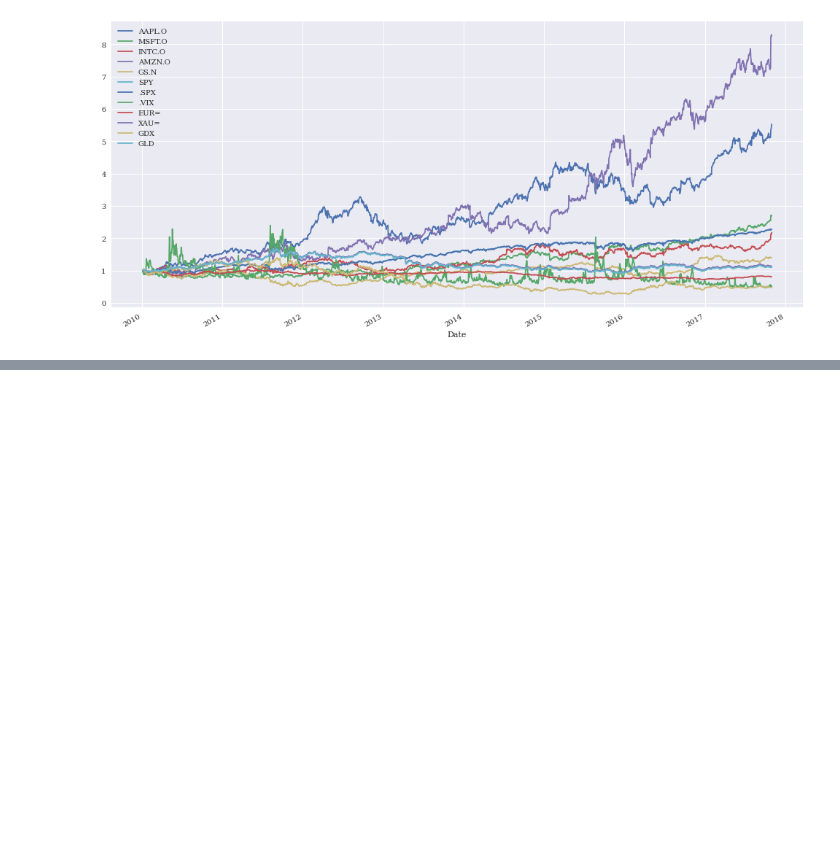
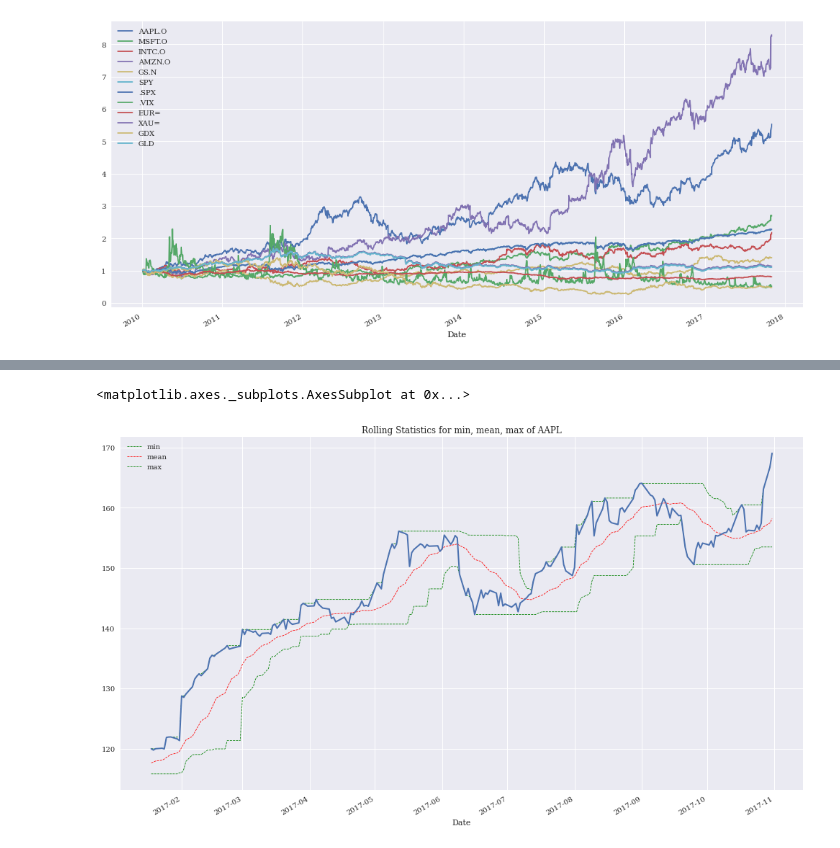
Before and after one commit to GeorgeMavroidis/PythonForFinance, a Jupyter notebook: 5. Financial Time Series.ipynb, the cells around one changed output, grey strips where cells are left out. Cells and saved outputs as stored; diff of their text form; code cells hidden in the pictures; blank space fills up the shorter version.

```diff
--- a/5. Financial Time Series.ipynb
+++ b/5. Financial Time Series.ipynb
@@ -202,0 +230,4 @@ rets.cumsum().apply(np.exp).plot(figsize=(17,8)) # Plots the cumulative log retu
+# %%
+sym = 'AAPL.O'
+data = pd.DataFrame(data[sym]).dropna()
+data.tail()
@@ -202,0 +242,10 @@ rets.cumsum().apply(np.exp).plot(figsize=(17,8)) # Plots the cumulative log retu
+# %%
+window = 20 # Defines the window (The number of index values to include)
+data['min'] = data[sym].rolling(window=window).min() # Calculates the rolling minimum value
+data['mean'] = data[sym].rolling(window=window).mean() # The rolling mean value
+data['std'] = data[sym].rolling(window=window).std() # The rolling standard deviation
+data['median'] = data[sym].rolling(window=window).median() # The rolling median value
+data['max'] = data[sym].rolling(window=window).max() # Rolling maximum value
+data['ewma'] = data[sym].ewm(halflife=0.5, min_periods=window).mean() # Calculates the exponentially weighted moving average
+
+data.dropna().head()
@@ -202,0 +260,6 @@ rets.cumsum().apply(np.exp).plot(figsize=(17,8)) # Plots the cumulative log retu
+# %%
+ax = data[['min', 'mean', 'max']].iloc[-200:].plot(figsize=(17, 10), style=['g--', 'r--', 'g--'], lw=0.8) # Plot the rolling stats
+data[sym].iloc[-200:].plot(ax=ax, lw=2.0, title="Rolling Statistics for min, mean, max of AAPL") # Add the original timeseries to the plot
+# %% [output]
+<matplotlib.axes._subplots.AxesSubplot at 0x...>
+[figure, added]
```
Also changed, not shown: parts of 9 cells of this notebook.
